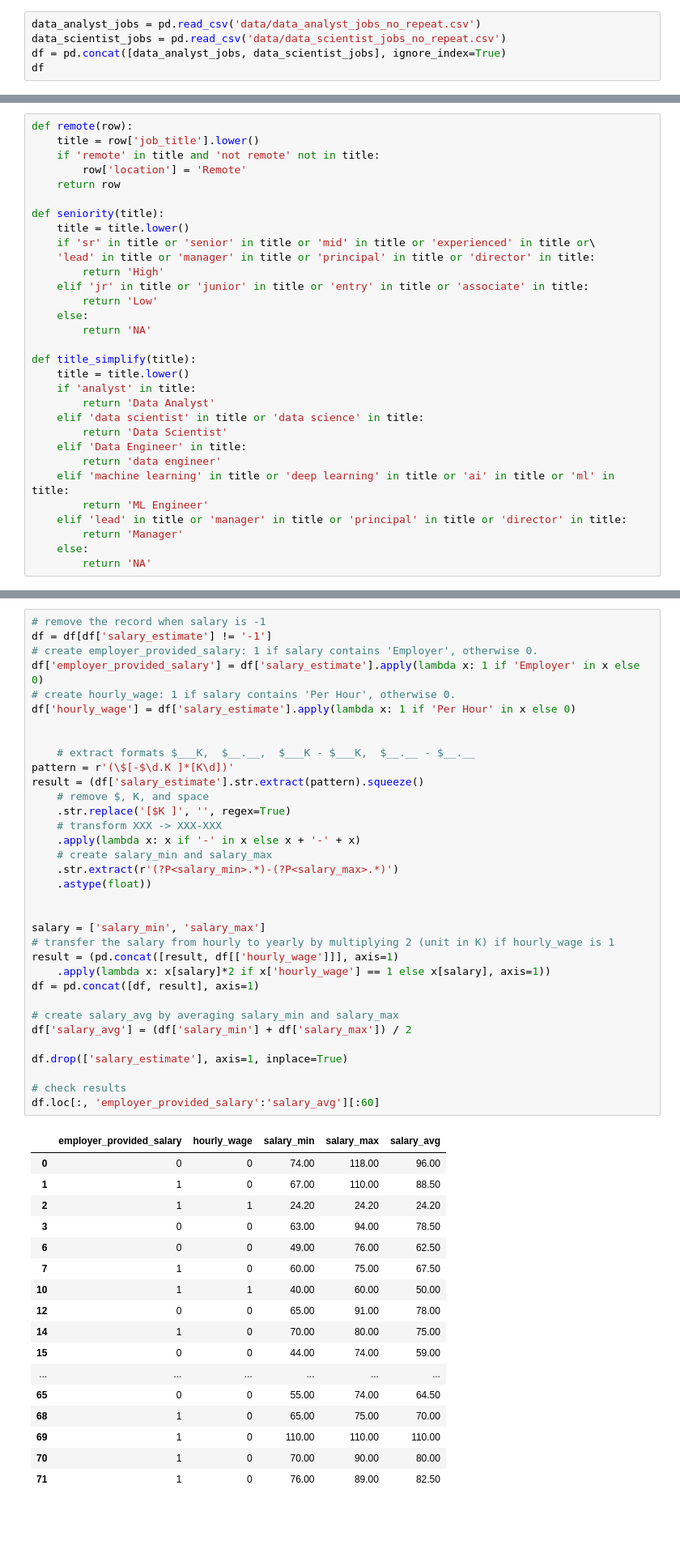
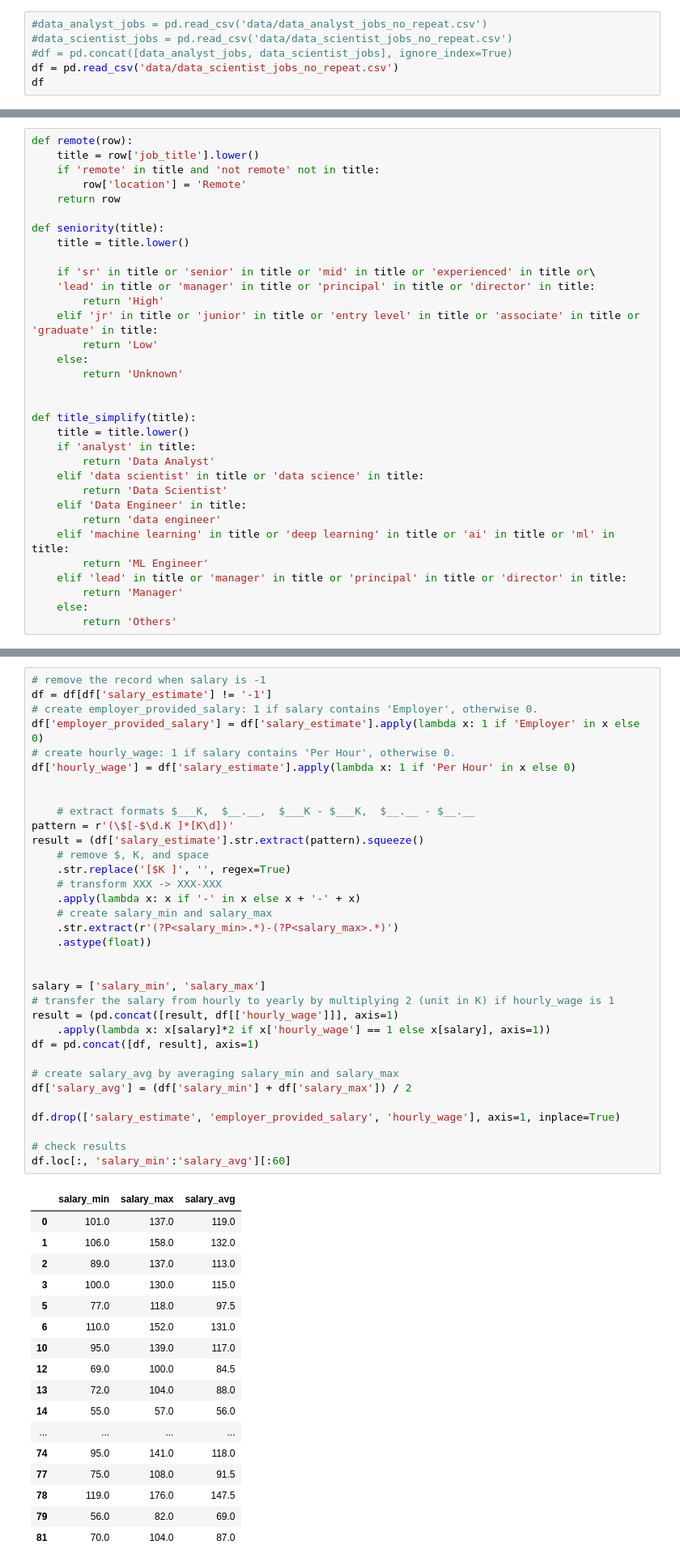
Before and after one commit to YongHHuang/data_science_salary, a Jupyter notebook: data_cleaning.ipynb, the cells around one changed output, grey strips where cells are left out. Shown at 81% size. Saved outputs shown, nothing was run; the diff lists cells and outputs as text; blank space fills up the shorter version.

```diff
--- a/data_cleaning.ipynb
+++ b/data_cleaning.ipynb
@@ -6,9 +6,10 @@
 import pandas as pd
 import re
 # %%
-data_analyst_jobs = pd.read_csv('data/data_analyst_jobs_no_repeat.csv')
-data_scientist_jobs = pd.read_csv('data/data_scientist_jobs_no_repeat.csv')
-df = pd.concat([data_analyst_jobs, data_scientist_jobs], ignore_index=True)
+#data_analyst_jobs = pd.read_csv('data/data_analyst_jobs_no_repeat.csv')
+#data_scientist_jobs = pd.read_csv('data/data_scientist_jobs_no_repeat.csv')
+#df = pd.concat([data_analyst_jobs, data_scientist_jobs], ignore_index=True)
+df = pd.read_csv('data/data_scientist_jobs_no_repeat.csv')
 df
 # %% [output]
 |  | Job Title | Salary Estimate | Job Description | Rating | Company Name | Location | Size | Founded | ... |
@@ -94,13 +95,15 @@ def remote(row):
 
 def seniority(title):
     title = title.lower()
+
     if 'sr' in title or 'senior' in title or 'mid' in title or 'experienced' in title or\
     'lead' in title or 'manager' in title or 'principal' in title or 'director' in title:
         return 'High'
-    elif 'jr' in title or 'junior' in title or 'entry' in title or 'associate' in title:
+    elif 'jr' in title or 'junior' in title or 'entry level' in title or 'associate' in title or 'graduate' in title:
         return 'Low'
     else:
-        return 'NA'
+        return 'Unknown'
+
 
 def title_simplify(title):
     title = title.lower()
@@ -115,7 +118,7 @@ def title_simplify(title):
     elif 'lead' in title or 'manager' in title or 'principal' in title or 'director' in title:
         return 'Manager'
     else:
-        return 'NA'
+        return 'Others'
 # %%
 # change the value of location to Remote if it appears in job_title
 df = df.apply(remote, axis=1)
@@ -178,52 +181,52 @@ df = df[df['salary_estimate'] != '-1']
 # create employer_provided_salary: 1 if salary contains 'Employer', otherwise 0.
 df['employer_provided_salary'] = df['salary_estimate'].apply(lambda x: 1 if 'Employer' in x else 0)
 # create hourly_wage: 1 if salary contains 'Per Hour', otherwise 0.
 df['hourly_wage'] = df['salary_estimate'].apply(lambda x: 1 if 'Per Hour' in x else 0)
 
 
     # extract formats $___K,  $__.__,  $___K - $___K,  $__.__ - $__.__
 pattern = r'(\$[-$\d.K ]*[K\d])'
 result = (df['salary_estimate'].str.extract(pattern).squeeze()
     # remove $, K, and space
     .str.replace('[$K ]', '', regex=True)
     # transform XXX -> XXX-XXX
     .apply(lambda x: x if '-' in x else x + '-' + x)
     # create salary_min and salary_max
     .str.extract(r'(?P<salary_min>.*)-(?P<salary_max>.*)')
     .astype(float))
 
 
 salary = ['salary_min', 'salary_max']
 # transfer the salary from hourly to yearly by multiplying 2 (unit in K) if hourly_wage is 1
 result = (pd.concat([result, df[['hourly_wage']]], axis=1)
     .apply(lambda x: x[salary]*2 if x['hourly_wage'] == 1 else x[salary], axis=1))
 df = pd.concat([df, result], axis=1)
 
 # create salary_avg by averaging salary_min and salary_max
 df['salary_avg'] = (df['salary_min'] + df['salary_max']) / 2
 
-df.drop(['salary_estimate'], axis=1, inplace=True)
+df.drop(['salary_estimate', 'employer_provided_salary', 'hourly_wage'], axis=1, inplace=True)
 
 # check results
-df.loc[:, 'employer_provided_salary':'salary_avg'][:60]
+df.loc[:, 'salary_min':'salary_avg'][:60]
 # %% [output]
-|  | employer_provided_salary | hourly_wage | salary_min | salary_max | salary_avg |
-| 0 | 0 | 0 | 74.00 | 118.00 | 96.00 |
-| 1 | 1 | 0 | 67.00 | 110.00 | 88.50 |
-| 2 | 1 | 1 | 24.20 | 24.20 | 24.20 |
-| 3 | 0 | 0 | 63.00 | 94.00 | 78.50 |
-| 6 | 0 | 0 | 49.00 | 76.00 | 62.50 |
-| 7 | 1 | 0 | 60.00 | 75.00 | 67.50 |
-| 10 | 1 | 1 | 40.00 | 60.00 | 50.00 |
-| 12 | 0 | 0 | 65.00 | 91.00 | 78.00 |
-| 14 | 1 | 0 | 70.00 | 80.00 | 75.00 |
-| 15 | 0 | 0 | 44.00 | 74.00 | 59.00 |
-| ... | ... | ... | ... | ... | ... |
-| 65 | 0 | 0 | 55.00 | 74.00 | 64.50 |
-| 68 | 1 | 0 | 65.00 | 75.00 | 70.00 |
-| 69 | 1 | 0 | 110.00 | 110.00 | 110.00 |
-| 70 | 1 | 0 | 70.00 | 90.00 | 80.00 |
-| 71 | 1 | 0 | 76.00 | 89.00 | 82.50 |
+|  | salary_min | salary_max | salary_avg |
+| 0 | 101.0 | 137.0 | 119.0 |
+| 1 | 106.0 | 158.0 | 132.0 |
+| 2 | 89.0 | 137.0 | 113.0 |
+| 3 | 100.0 | 130.0 | 115.0 |
+| 5 | 77.0 | 118.0 | 97.5 |
+| 6 | 110.0 | 152.0 | 131.0 |
+| 10 | 95.0 | 139.0 | 117.0 |
+| 12 | 69.0 | 100.0 | 84.5 |
+| 13 | 72.0 | 104.0 | 88.0 |
+| 14 | 55.0 | 57.0 | 56.0 |
+| ... | ... | ... | ... |
+| 74 | 95.0 | 141.0 | 118.0 |
+| 77 | 75.0 | 108.0 | 91.5 |
+| 78 | 119.0 | 176.0 | 147.5 |
+| 79 | 56.0 | 82.0 | 69.0 |
+| 81 | 70.0 | 104.0 | 87.0 |
 # %% [markdown]
 ## ***`job_description`***
 - Create a new column *`description_len`* to count the length of the job description.
```
Also changed, not shown: parts of 22 cells of this notebook, 5 other files.
